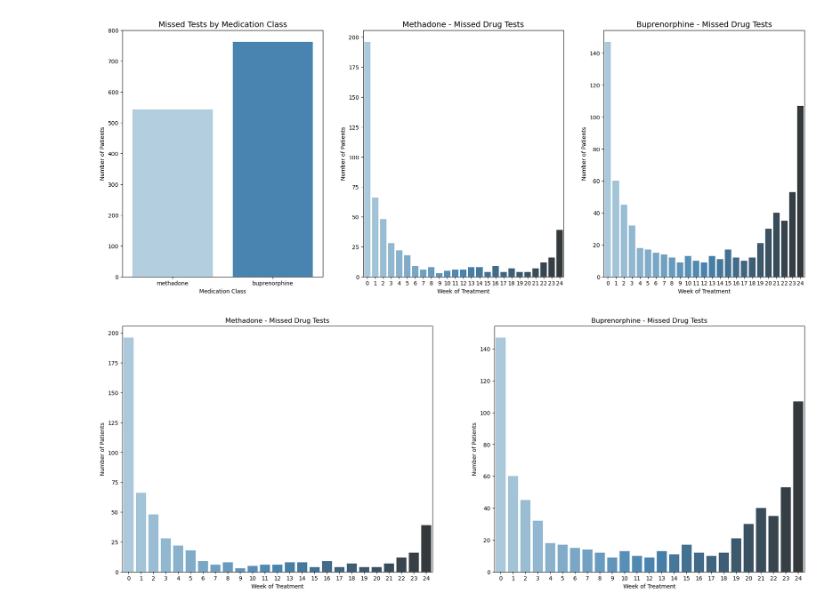
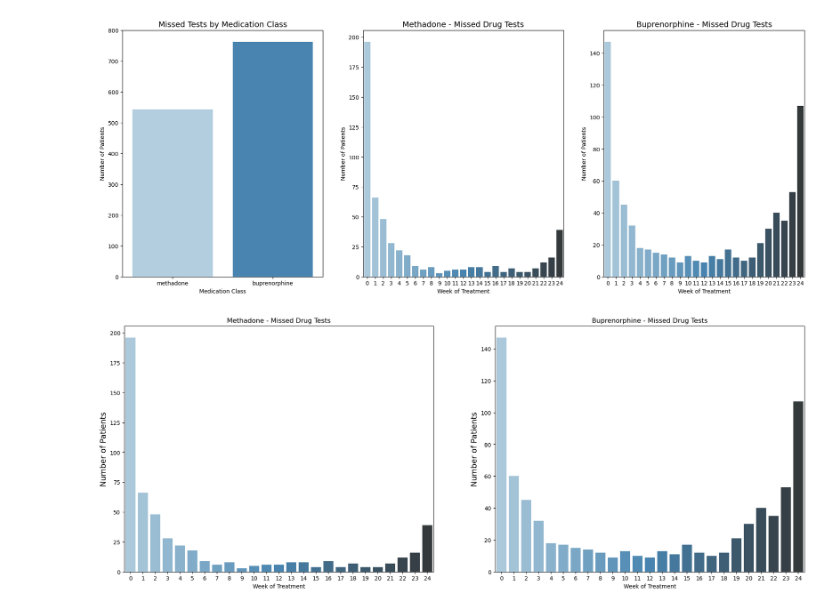
Before and after one commit to DanHerman212/oud_treatment_outcome, a Jupyter notebook: notebooks/2_exploratory_analysis.ipynb, the cells around one changed output. Drawn from its saved outputs; the diff is of its cells as text; code cells hidden in the pictures.

```diff
--- a/notebooks/2_exploratory_analysis.ipynb
+++ b/notebooks/2_exploratory_analysis.ipynb
@@ -134,20 +261,20 @@ plt.show()
 # %%
 # create 2 plots next to eachother
 fig, axes = plt.subplots(1, 2, figsize=(22, 8))
 
 
 # plot no shows by medication by week
 sns.countplot(x='missed_tests', data=med1, ax=axes[0], palette='Blues_d')
 axes[0].set_title('Methadone - Missed Drug Tests')
 axes[0].set_xlabel('Week of Treatment')
-axes[0].set_ylabel('Number of Patients')
+axes[0].set_ylabel('Number of Patients', fontsize=14)
 
 # plot no shows by medication by week
 sns.countplot(x='missed_tests', data=med2, ax=axes[1], palette='Blues_d')
 axes[1].set_title('Buprenorphine - Missed Drug Tests')
 axes[1].set_xlabel('Week of Treatment')
-axes[1].set_ylabel('Number of Patients')
+axes[1].set_ylabel('Number of Patients', fontsize=14)
 
 plt.show()
 # %% [output]
-[figure, old version]
+[figure, new version]
```
Also changed, not shown: parts of 10 cells of this notebook, 6 other files.
